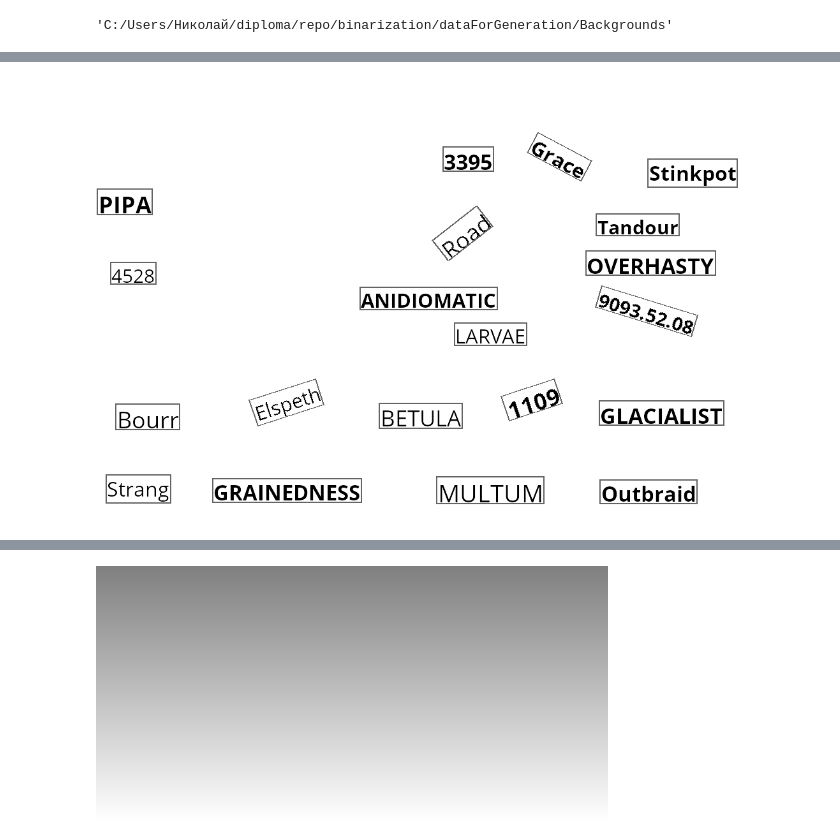
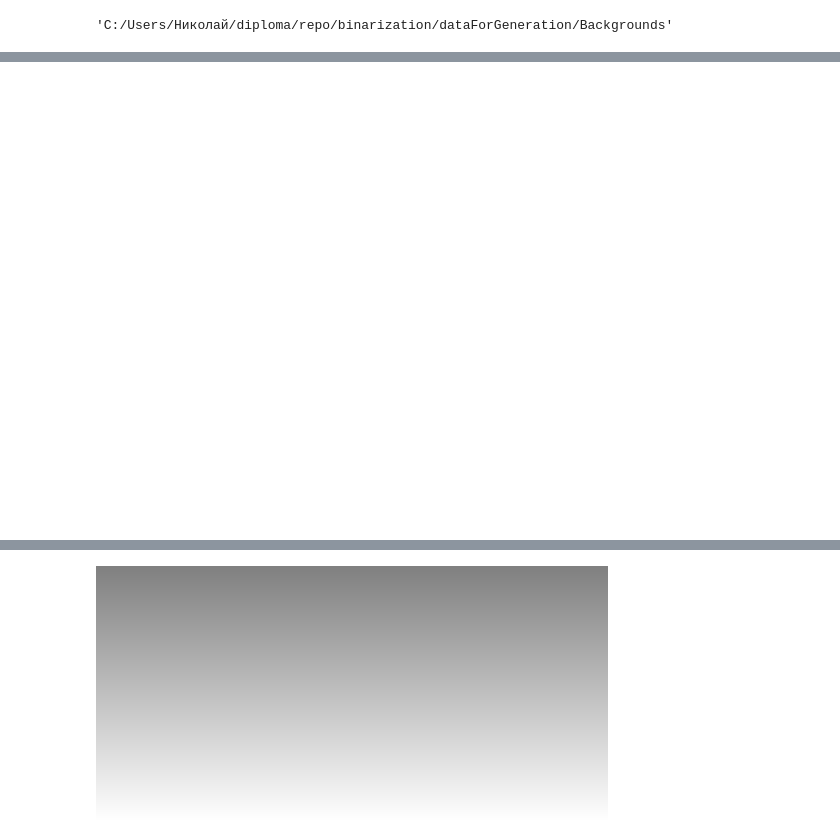
Before and after one commit to paknikolay/binarization, a Jupyter notebook: generator.ipynb, the cells around one changed output, grey strips where cells are left out. Cells and saved outputs as stored; diff of their text form; code cells hidden in the pictures.

```diff
--- a/generator.ipynb
+++ b/generator.ipynb
@@ -429,26 +424,26 @@ img
 # %%
-img = imageTextGenerator.textImage.copy()
-ind = 0
-for k,a  in zip(imageTextGenerator.wordsRegion, imageTextGenerator.angles):
-    d = ImageDraw.Draw(img)
-    rotated = rotateRect(k,-a)
-    ind = ind + 1
-    #print(k)
-    #print(a)
-    #print(rotated)
-    d.line((rotated[0][0], rotated[0][1], rotated[1][0], rotated[1][1]), fill=(100,100,100), width=2)
-    d.line((rotated[1][0], rotated[1][1], rotated[2][0], rotated[2][1]), fill=(100,100,100), width=2)
-    d.line((rotated[2][0], rotated[2][1], rotated[3][0], rotated[3][1]), fill=(100,100,100), width=2)
-    d.line((rotated[3][0], rotated[3][1], rotated[0][0], rotated[0][1]), fill=(100,100,100), width=2)
+# img = imageTextGenerator.textImage.copy()
+# ind = 0
+# for k,a  in zip(imageTextGenerator.wordsRegion, imageTextGenerator.angles):
+#     d = ImageDraw.Draw(img)
+#     rotated = rotateRect(k,-a)
+#     ind = ind + 1
+#     #print(k)
+#     #print(a)
+#     #print(rotated)
+#     d.line((rotated[0][0], rotated[0][1], rotated[1][0], rotated[1][1]), fill=(100,100,100), width=2)
+#     d.line((rotated[1][0], rotated[1][1], rotated[2][0], rotated[2][1]), fill=(100,100,100), width=2)
+#     d.line((rotated[2][0], rotated[2][1], rotated[3][0], rotated[3][1]), fill=(100,100,100), width=2)
+#     d.line((rotated[3][0], rotated[3][1], rotated[0][0], rotated[0][1]), fill=(100,100,100), width=2)
 
-#     d.line((k[0], k[1], k[0], k[3]), fill=(100,100,100), width=2)
-#     d.line((k[0], k[1], k[2], k[1]), fill=(100,100,100), width=2)
-#     d.line((k[2], k[1], k[2], k[3]), fill=(100,100,100), width=2)
-#     d.line((k[0], k[3], k[2], k[3]), fill=(100,100,100), width=2)
-    #break
-img
+# #     d.line((k[0], k[1], k[0], k[3]), fill=(100,100,100), width=2)
+# #     d.line((k[0], k[1], k[2], k[1]), fill=(100,100,100), width=2)
+# #     d.line((k[2], k[1], k[2], k[3]), fill=(100,100,100), width=2)
+# #     d.line((k[0], k[3], k[2], k[3]), fill=(100,100,100), width=2)
+#     #break
+# img
 # %% [output]
-[figure, old version]
+[figure, new version]
 # %%
 imageTextGenerator.textImage
 # %% [output]
```
Also changed, not shown: parts of 10 cells of this notebook.
